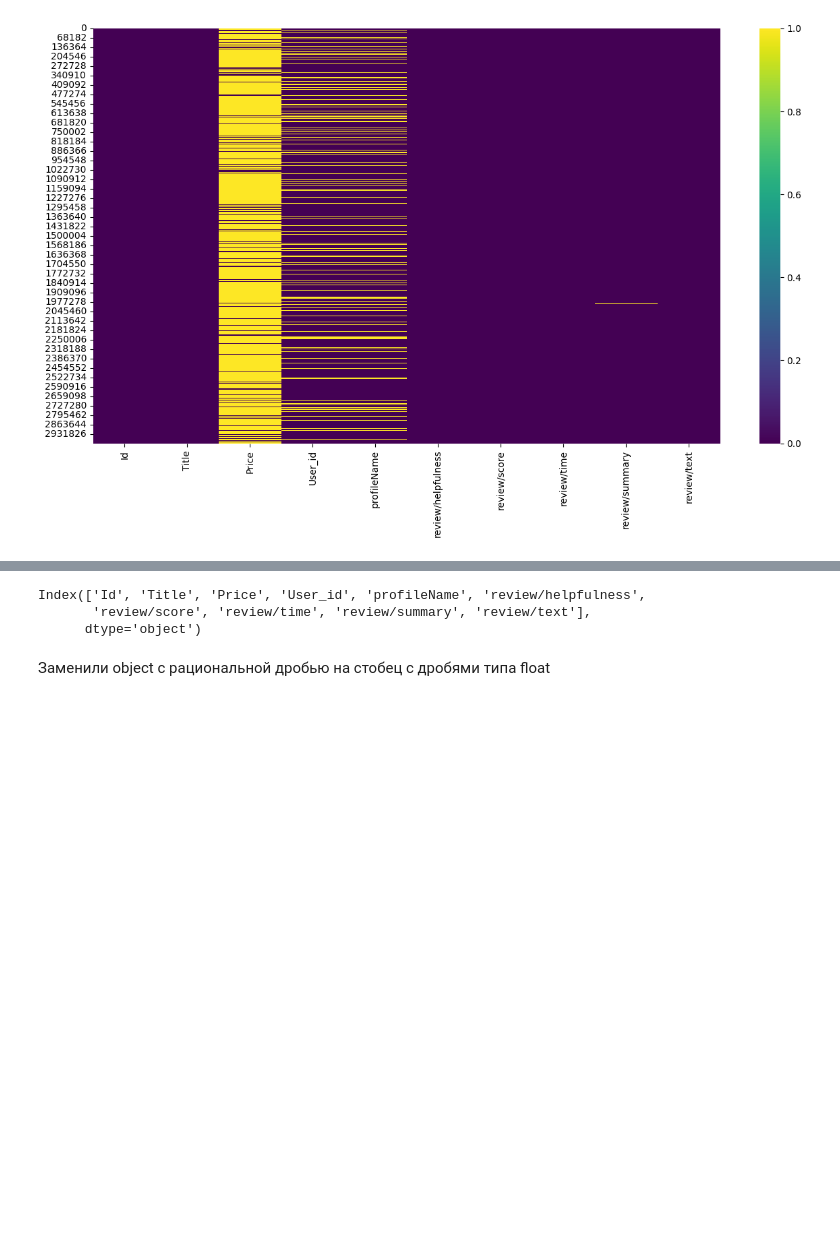
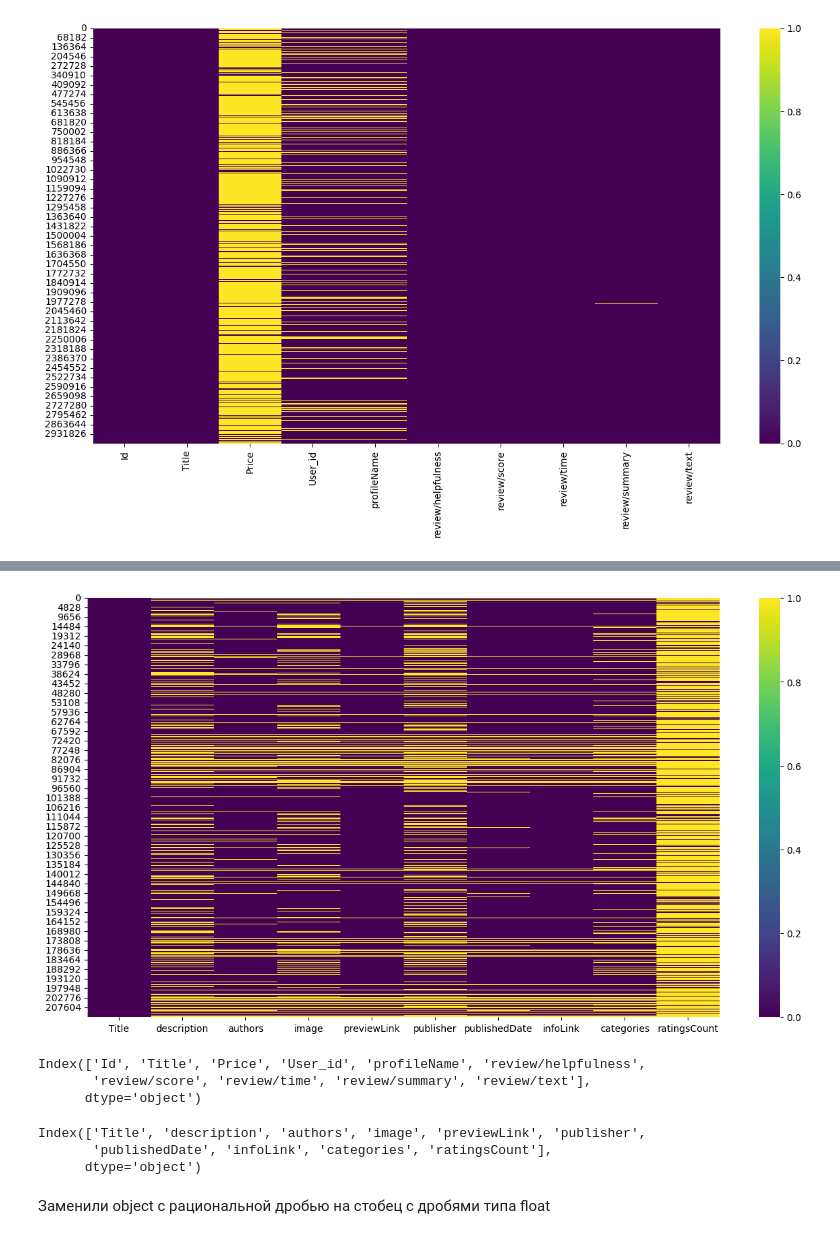
Before and after one commit to LeonSysprog/BookReviews, a Jupyter notebook: ml.ipynb, the cells around one changed output, grey strips where cells are left out. Saved outputs shown, nothing was run; the diff lists cells and outputs as text; code cells hidden in the pictures; blank space fills up the shorter version.

Commit message:
books_data preprocessing

```diff
--- a/ml.ipynb
+++ b/ml.ipynb
@@ -75,2 +112,5 @@ sns.heatmap(nan_data, cmap="viridis");
 # %% [output]
 [figure]
+# %%
+nan_data_books = books_data.isna()
+nan_data_books.sum() / len(nan_data_books) * 100
@@ -77,9 +129,20 @@ sns.heatmap(nan_data, cmap="viridis");
+# %%
+plt.figure(figsize=(15,8))
+sns.heatmap(nan_data_books, cmap="viridis");
+# %% [output]
+[figure, added]
 # %%
 rating_data.columns
 # %% [output]
 Index(['Id', 'Title', 'Price', 'User_id', 'profileName', 'review/helpfulness',
        'review/score', 'review/time', 'review/summary', 'review/text'],
       dtype='object')
+# %%
+books_data.columns
+# %% [output]
+Index(['Title', 'description', 'authors', 'image', 'previewLink', 'publisher',
+       'publishedDate', 'infoLink', 'categories', 'ratingsCount'],
+      dtype='object')
 # %% [markdown]
 Заменили object с рациональной дробью на стобец с дробями типа float
 # %% [markdown]
```
Also changed, not shown: parts of 23 cells of this notebook, 4 other files.
